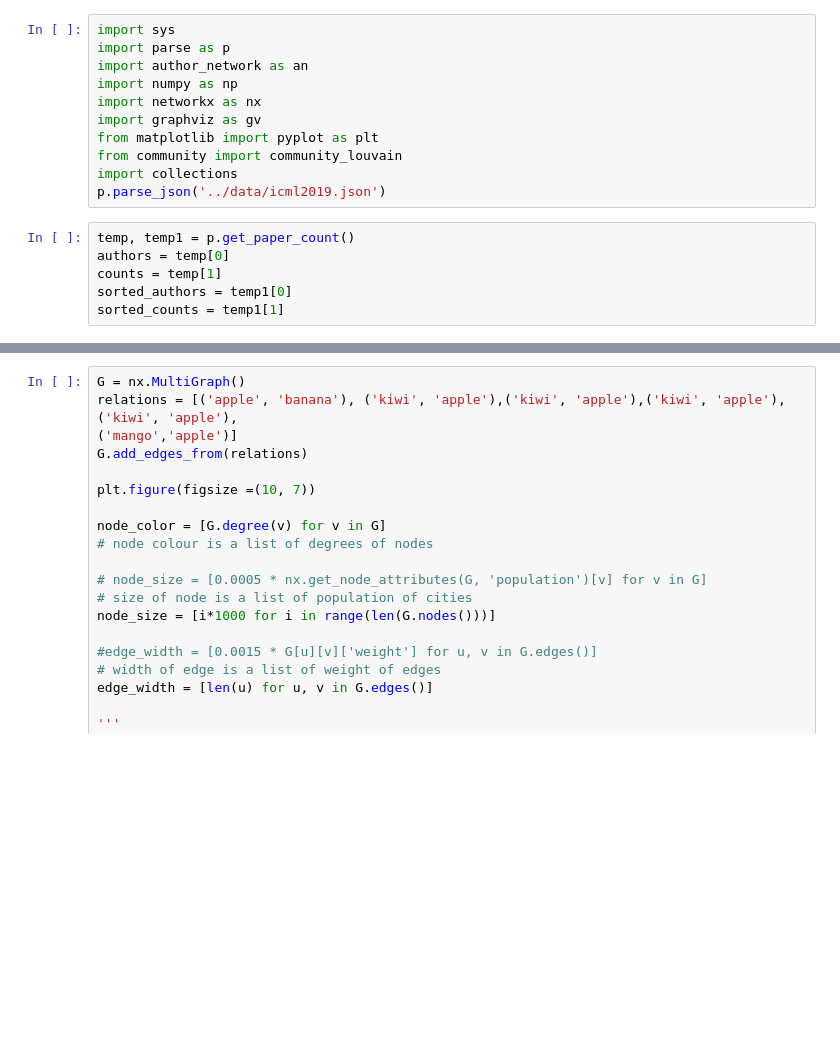
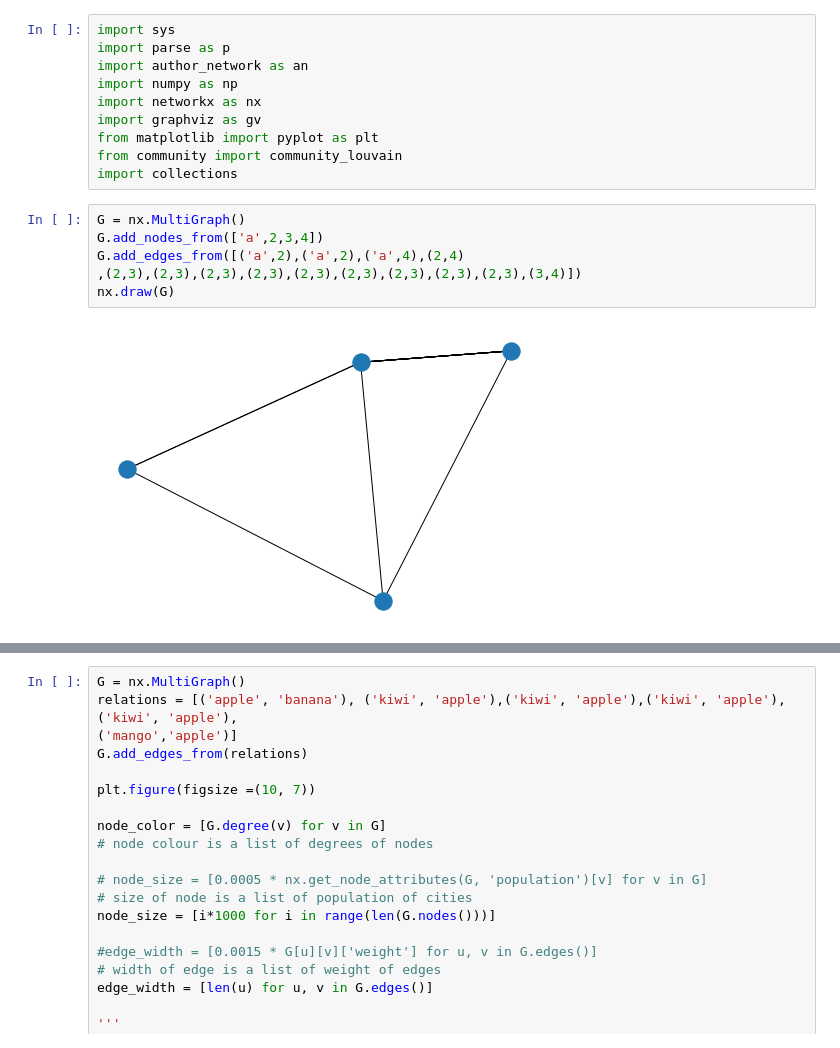
Before and after one commit to hera0109/Intern_prestudy2020, a Jupyter notebook: code/test.ipynb, the cells around one changed output, grey strips where cells are left out. Cells and saved outputs as stored; diff of their text form; blank space fills up the shorter version.

```diff
--- a/code/test.ipynb
+++ b/code/test.ipynb
@@ -8,13 +8,14 @@ import graphviz as gv
 from matplotlib import pyplot as plt
 from community import community_louvain
 import collections
-p.parse_json('../data/icml2019.json')
-# %%
-temp, temp1 = p.get_paper_count()
-authors = temp[0]
-counts = temp[1]
-sorted_authors = temp1[0]
-sorted_counts = temp1[1]
+# %%
+G = nx.MultiGraph()
+G.add_nodes_from(['a',2,3,4])
+G.add_edges_from([('a',2),('a',2),('a',4),(2,4)
+,(2,3),(2,3),(2,3),(2,3),(2,3),(2,3),(2,3),(2,3),(2,3),(3,4)])
+nx.draw(G)
+# %% [output]
+[figure, added]
 # %%
 G = nx.Graph()
 G.add_nodes_from(['a',2,3,4])
```
Also changed, not shown: parts of 1 cell of this notebook, 6 other files.
